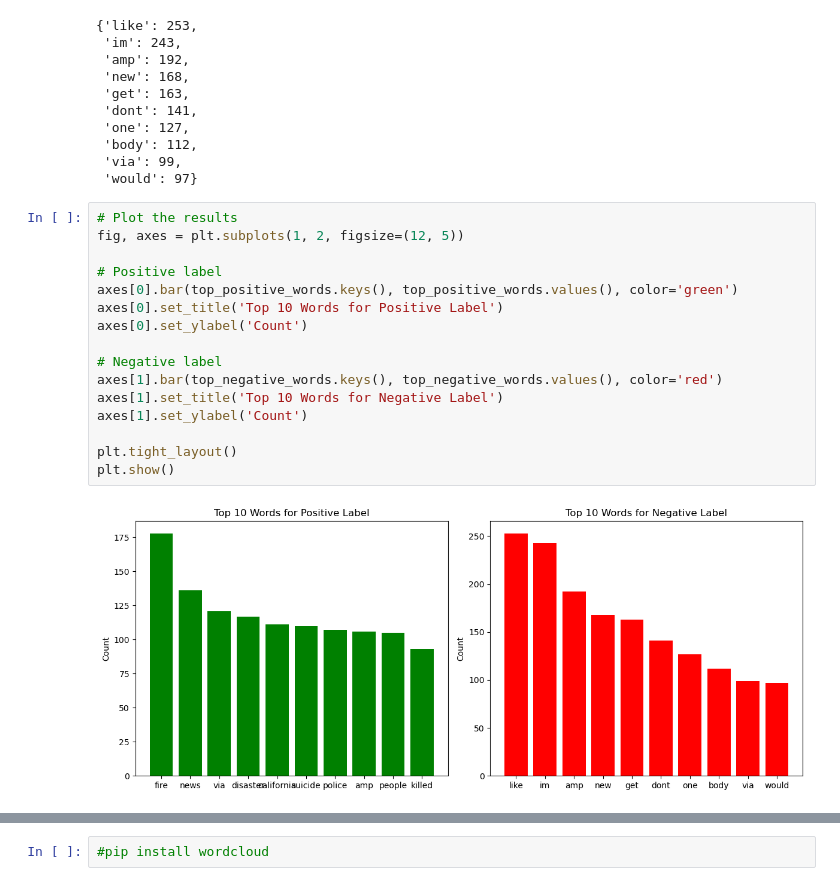
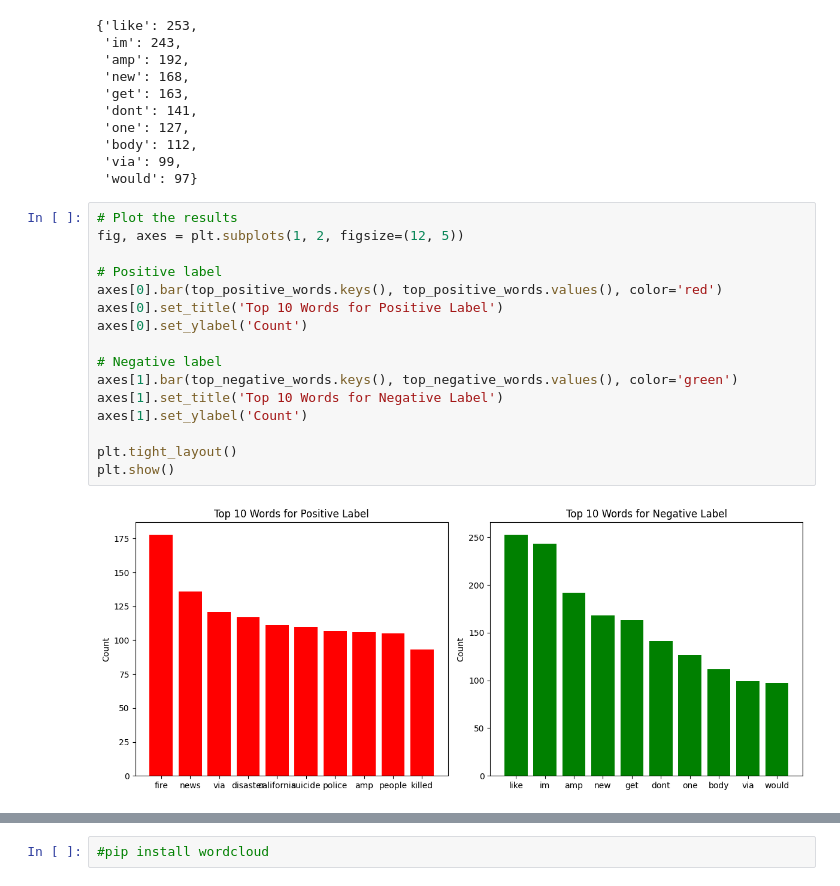
Before and after one commit to MavinSao/Disaster-Tweets-ML, a Jupyter notebook: NLP_Disaster_Tweets.ipynb, the cells around one changed output, grey strips where cells are left out. Drawn from its saved outputs; the diff is of its cells as text.

```diff
--- a/NLP_Disaster_Tweets.ipynb
+++ b/NLP_Disaster_Tweets.ipynb
@@ -248,21 +246,21 @@ top_negative_words
 # %%
 # Plot the results
 fig, axes = plt.subplots(1, 2, figsize=(12, 5))
 
 # Positive label
-axes[0].bar(top_positive_words.keys(), top_positive_words.values(), color='green')
+axes[0].bar(top_positive_words.keys(), top_positive_words.values(), color='red')
 axes[0].set_title('Top 10 Words for Positive Label')
 axes[0].set_ylabel('Count')
 
 # Negative label
-axes[1].bar(top_negative_words.keys(), top_negative_words.values(), color='red')
+axes[1].bar(top_negative_words.keys(), top_negative_words.values(), color='green')
 axes[1].set_title('Top 10 Words for Negative Label')
 axes[1].set_ylabel('Count')
 
 plt.tight_layout()
 plt.show()
 # %% [output]
-[figure, old version]
+[figure, new version]
 # %%
 # Function to get word cloud
 def generate_word_cloud(text_data, title):
```
Also changed, not shown: parts of 20 cells of this notebook, 1 other file.
